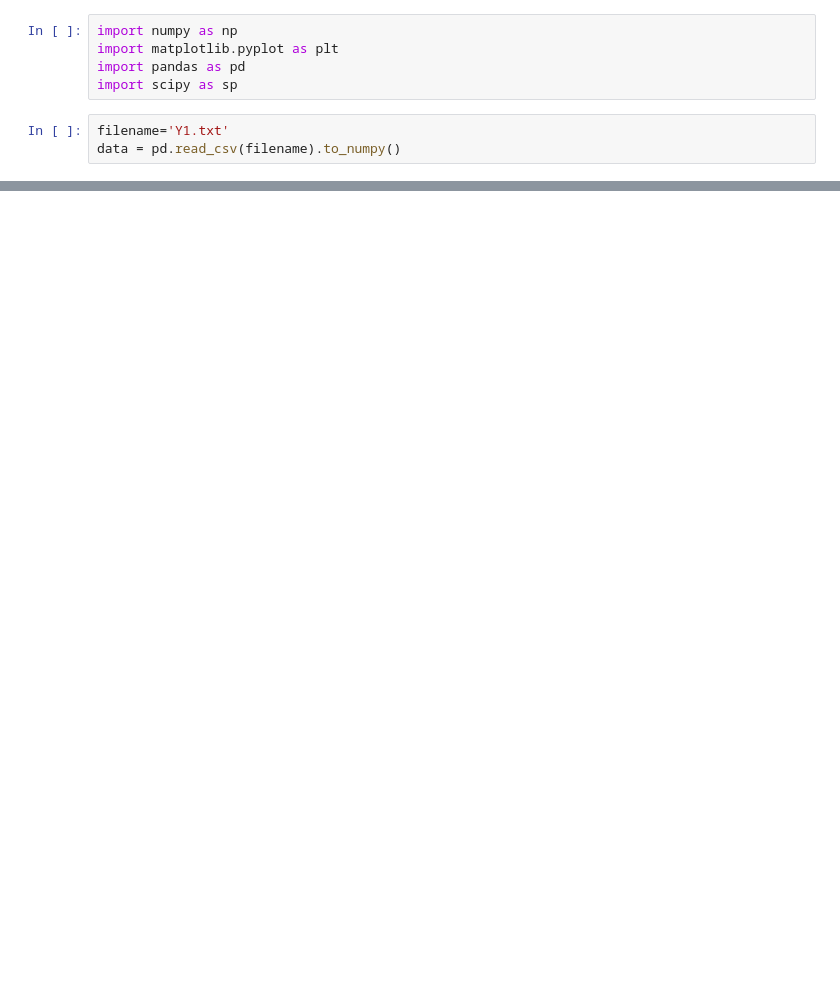
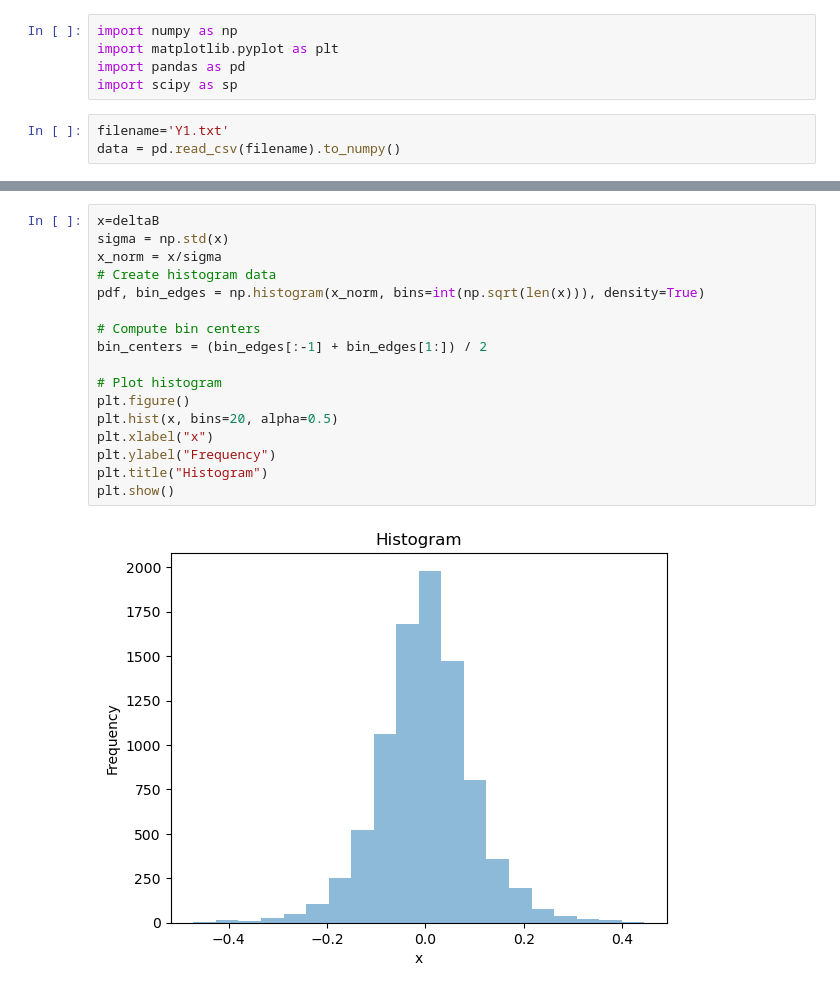
Before and after one commit to luca-dituri/LCP_projects_Y8, a Jupyter notebook: mattia.ipynb, the cells around one changed output, grey strips where cells are left out. Drawn from its saved outputs; the diff is of its cells as text; blank space fills up the shorter version.

Commit message:
added Y1.txt, fixed polinomial fit. We can now compute deviations

```diff
--- a/mattia.ipynb
+++ b/mattia.ipynb
@@ -65,0 +53,19 @@ for k in range(0, len(y), segment_length):
+# %%
+x=deltaB
+sigma = np.std(x)
+x_norm = x/sigma
+# Create histogram data
+pdf, bin_edges = np.histogram(x_norm, bins=int(np.sqrt(len(x))), density=True)
+
+# Compute bin centers
+bin_centers = (bin_edges[:-1] + bin_edges[1:]) / 2
+
+# Plot histogram
+plt.figure()
+plt.hist(x, bins=20, alpha=0.5)
+plt.xlabel("x")
+plt.ylabel("Frequency")
+plt.title("Histogram")
+plt.show()
+# %% [output]
+[figure, added]
```
Also changed, not shown: parts of 10 cells of this notebook, 1 other file.
